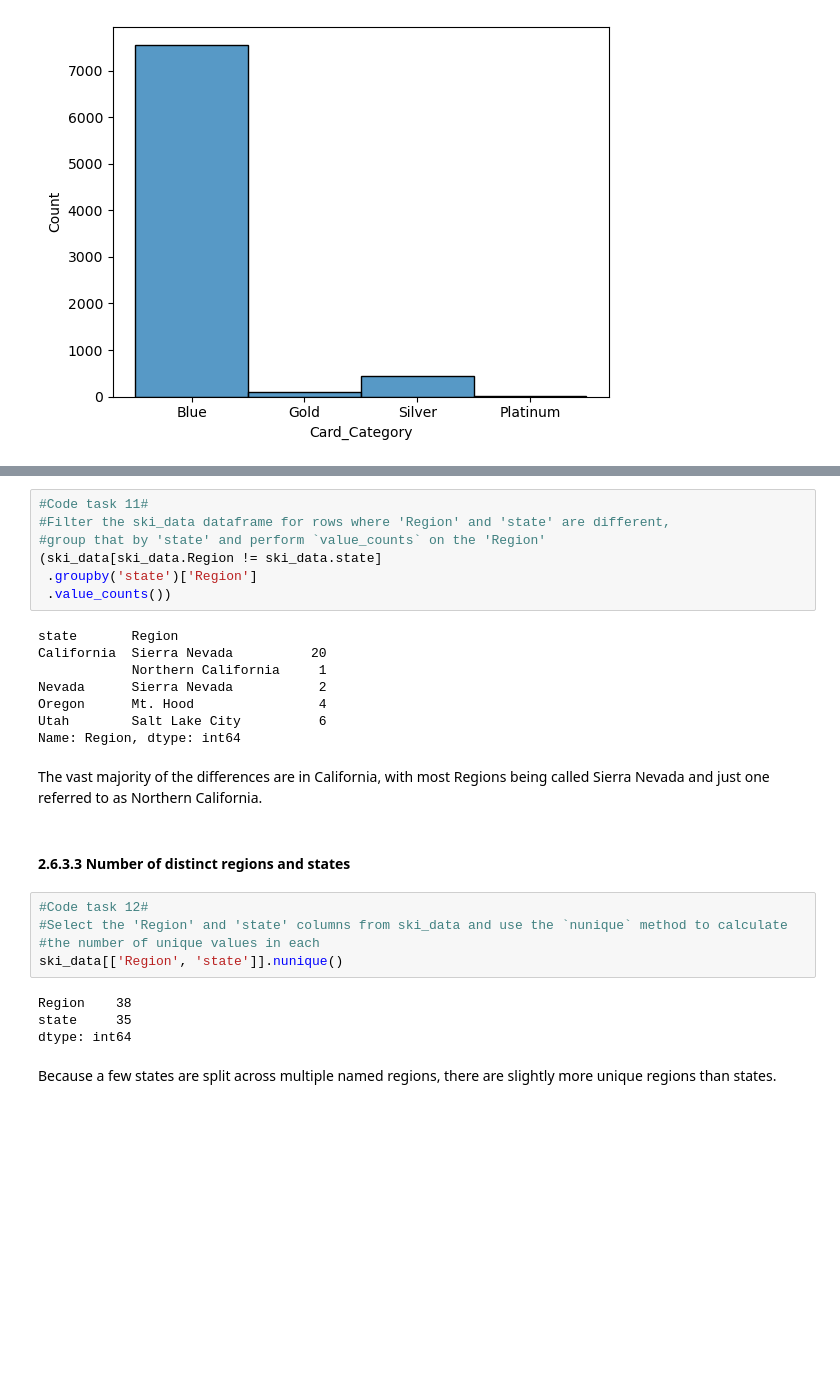
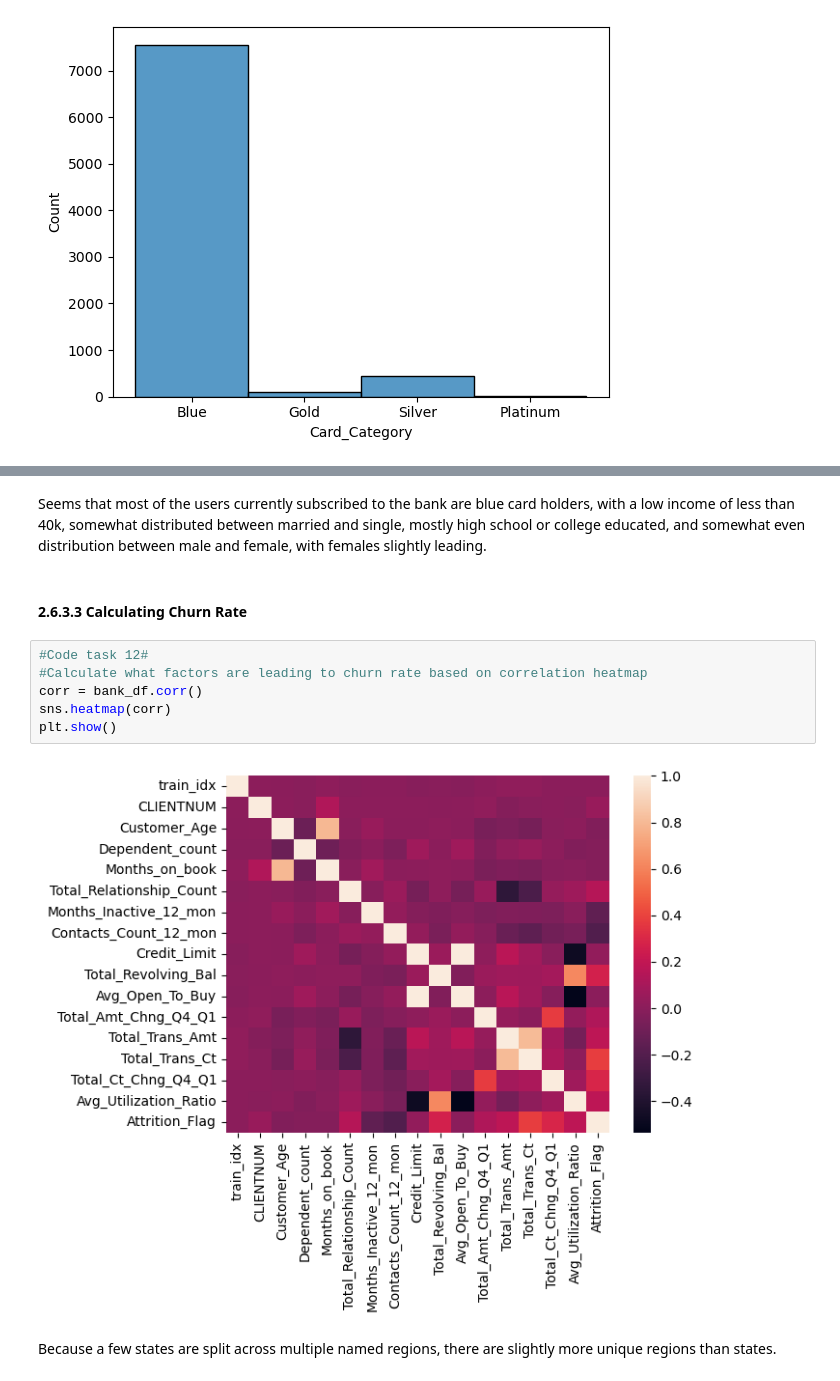
Before and after one commit to tpoozhikala/Bank-Churnrate, a Jupyter notebook: 2_Data_Wrangling/02_data_wrangling.ipynb, the cells around one changed output, grey strips where cells are left out. Cells and saved outputs as stored; diff of their text form; blank space fills up the shorter version.

```diff
--- a/2_Data_Wrangling/02_data_wrangling.ipynb
+++ b/2_Data_Wrangling/02_data_wrangling.ipynb
@@ -239,31 +208,15 @@ A casual inspection by eye reveals some non-state names such as Sierra Nevada, S
-# %%
-#Code task 11#
-#Filter the ski_data dataframe for rows where 'Region' and 'state' are different,
-#group that by 'state' and perform `value_counts` on the 'Region'
-(ski_data[ski_data.Region != ski_data.state]
- .groupby('state')['Region']
- .value_counts())
-# %% [output]
-state       Region
-California  Sierra Nevada          20
-            Northern California     1
-Nevada      Sierra Nevada           2
-Oregon      Mt. Hood                4
-Utah        Salt Lake City          6
-Name: Region, dtype: int64
-# %% [markdown]
-The vast majority of the differences are in California, with most Regions being called Sierra Nevada and just one referred to as Northern California.
+# %% [markdown]
+Seems that most of the users currently subscribed to the bank are blue card holders, with a low income of less than 40k, somewhat distributed between married and single, mostly high school or college educated, and somewhat even distribution between male and female, with females slightly leading.
 # %% [markdown]
-#### 2.6.3.3 Number of distinct regions and states<a id='2.6.3.3_Number_of_distinct_regions_and_states'></a>
+#### 2.6.3.3 Calculating Churn Rate<a id='2.6.3.3_Number_of_distinct_regions_and_states'></a>
-# %%
-#Code task 12#
-#Select the 'Region' and 'state' columns from ski_data and use the `nunique` method to calculate
-#the number of unique values in each
-ski_data[['Region', 'state']].nunique()
-# %% [output]
-Region    38
-state     35
-dtype: int64
+# %%
+#Code task 12#
+#Calculate what factors are leading to churn rate based on correlation heatmap
+corr = bank_df.corr()
+sns.heatmap(corr)
+plt.show()
+# %% [output]
+[figure, added]
 # %% [markdown]
 Because a few states are split across multiple named regions, there are slightly more unique regions than states.
 # %% [markdown]
```
Also changed, not shown: parts of 5 cells of this notebook.
